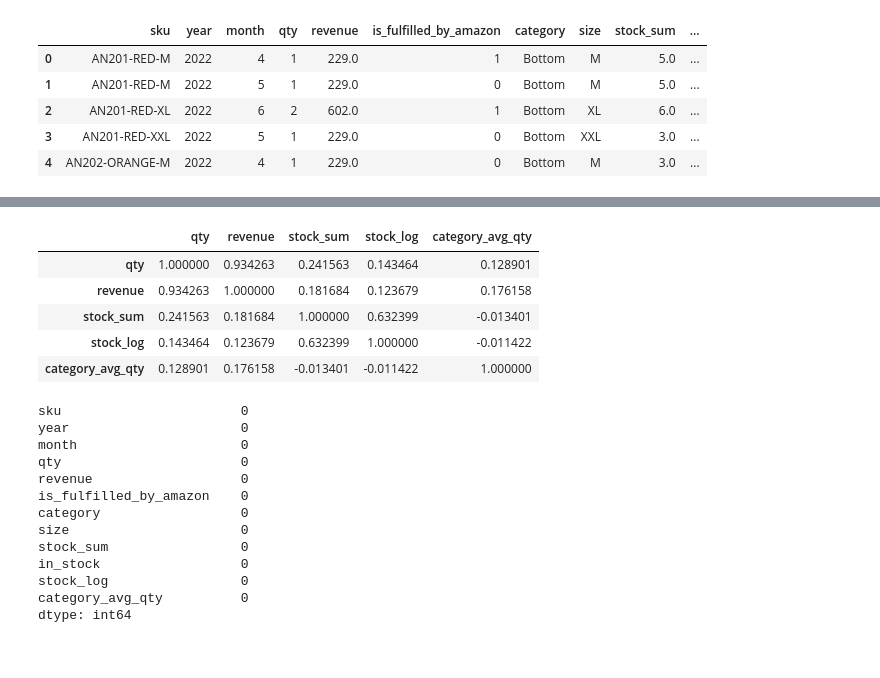
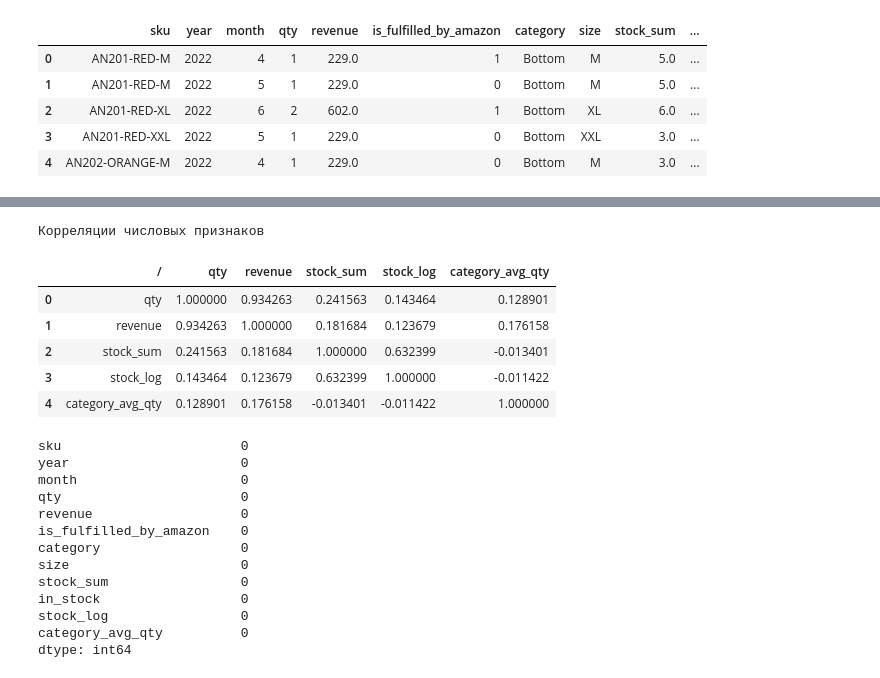
Before and after one commit to temakiselevv/ecommerce-analytics, a Jupyter notebook: notebooks/05_eda.ipynb, the cells around one changed output, grey strips where cells are left out. Cells and saved outputs as stored; diff of their text form; code cells hidden in the pictures.

```diff
--- a/notebooks/05_eda.ipynb
+++ b/notebooks/05_eda.ipynb
@@ -72,7 +109,21 @@ Name: revenue, dtype: float64
 # %%
-display(df['stock_sum'].describe())
+describe_stock_sum = (pd.DataFrame(df['stock_sum']
+                            .describe())
+                            .reset_index()
+                            .rename(columns={'index': 'metric'})
+                            )
+eda_tables['Описание stock_sum'] = describe_stock_sum
 
-plt.hist(df['stock_sum'], bins=50, range=(0, 1500))
-plt.title('Stock distribution')
-plt.show()
+print('Описание stock_sum:')
+display(describe_stock_sum)
+
+fig = px.histogram(
+    df,
+    x='stock_sum',
+    nbins=50,
+    range_x=[0, 1500],
+    title='Stock distribution'
+)
+eda_figs['Stock distribution'] = fig
+fig.show()
 # %% [output]
@@ -308,14 +417,18 @@ fig2.show()
 # %%
 num_cols = ['qty','revenue','stock_sum','stock_log', 'category_avg_qty']
 
-df[num_cols].corr()
+corr_df = df[num_cols].corr().reset_index().rename(columns={'index': '/'})
+eda_tables['Корреляции числовых признаков'] = corr_df
+print('Корреляции числовых признаков')
+display(corr_df)
 # %% [output]
+Корреляции числовых признаков
-|  | qty | revenue | stock_sum | stock_log | category_avg_qty |
-| qty | 1.000000 | 0.934263 | 0.241563 | 0.143464 | 0.128901 |
-| revenue | 0.934263 | 1.000000 | 0.181684 | 0.123679 | 0.176158 |
-| stock_sum | 0.241563 | 0.181684 | 1.000000 | 0.632399 | -0.013401 |
-| stock_log | 0.143464 | 0.123679 | 0.632399 | 1.000000 | -0.011422 |
-| category_avg_qty | 0.128901 | 0.176158 | -0.013401 | -0.011422 | 1.000000 |
+|  | / | qty | revenue | stock_sum | stock_log | category_avg_qty |
+| 0 | qty | 1.000000 | 0.934263 | 0.241563 | 0.143464 | 0.128901 |
+| 1 | revenue | 0.934263 | 1.000000 | 0.181684 | 0.123679 | 0.176158 |
+| 2 | stock_sum | 0.241563 | 0.181684 | 1.000000 | 0.632399 | -0.013401 |
+| 3 | stock_log | 0.143464 | 0.123679 | 0.632399 | 1.000000 | -0.011422 |
+| 4 | category_avg_qty | 0.128901 | 0.176158 | -0.013401 | -0.011422 | 1.000000 |
 # %%
 df.isna().sum().sort_values(ascending=False)
 # %% [output]
```
Also changed, not shown: parts of 13 cells of this notebook, 2 other files.
